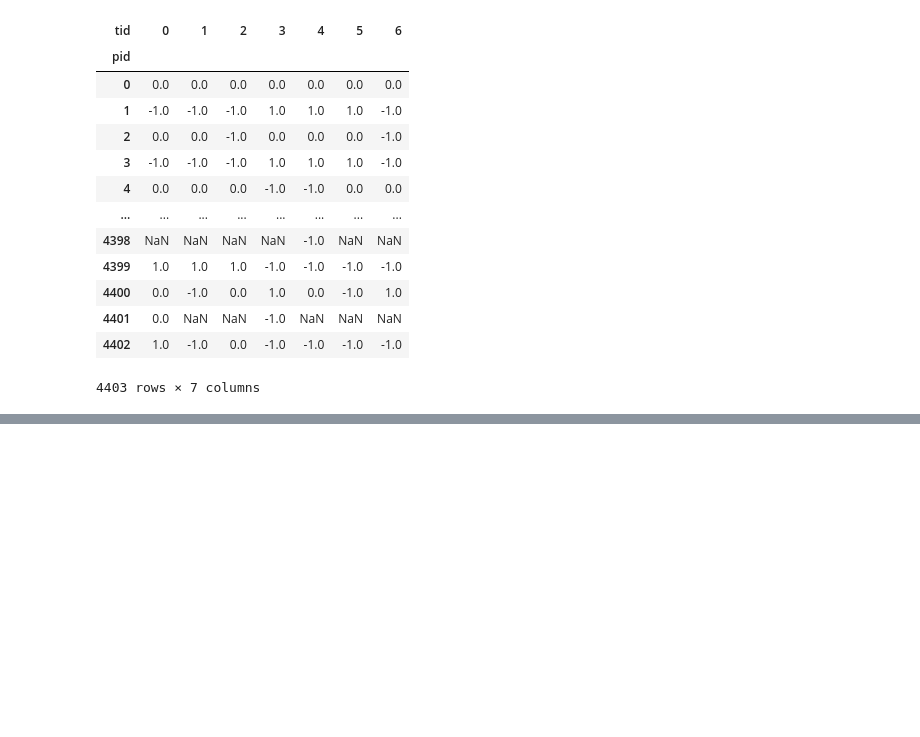
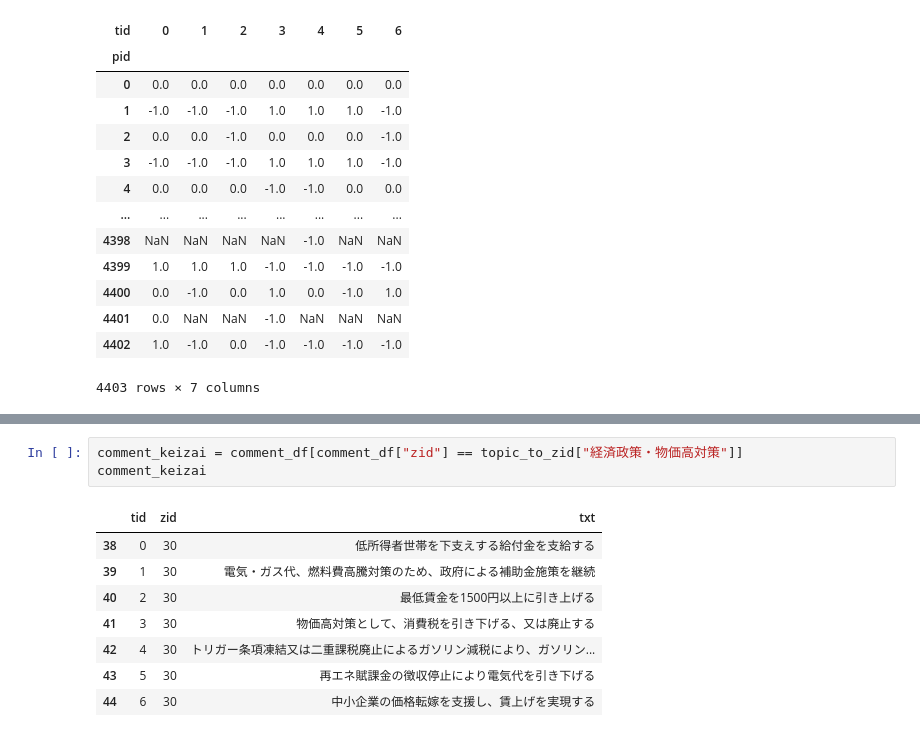
Before and after one commit to nishio/yoronchizu2024-data, a Jupyter notebook: README.ipynb, the cells around one changed output, grey strips where cells are left out. Saved outputs shown, nothing was run; the diff lists cells and outputs as text; blank space fills up the shorter version.

```diff
--- a/README.ipynb
+++ b/README.ipynb
@@ -225,0 +100,12 @@ plt.show()
+# %%
+comment_keizai = comment_df[comment_df["zid"] == topic_to_zid["経済政策・物価高対策"]]
+comment_keizai
+# %% [output]
+|  | tid | zid | txt |
+| 38 | 0 | 30 | 低所得者世帯を下支えする給付金を支給する |
+| 39 | 1 | 30 | 電気・ガス代、燃料費高騰対策のため、政府による補助金施策を継続 |
+| 40 | 2 | 30 | 最低賃金を1500円以上に引き上げる |
+| 41 | 3 | 30 | 物価高対策として、消費税を引き下げる、又は廃止する |
+| 42 | 4 | 30 | トリガー条項凍結又は二重課税廃止によるガソリン減税により、ガソリン... |
+| 43 | 5 | 30 | 再エネ賦課金の徴収停止により電気代を引き下げる |
+| 44 | 6 | 30 | 中小企業の価格転嫁を支援し、賃上げを実現する |
```
Also changed, not shown: parts of 14 cells of this notebook, 1 other file.
